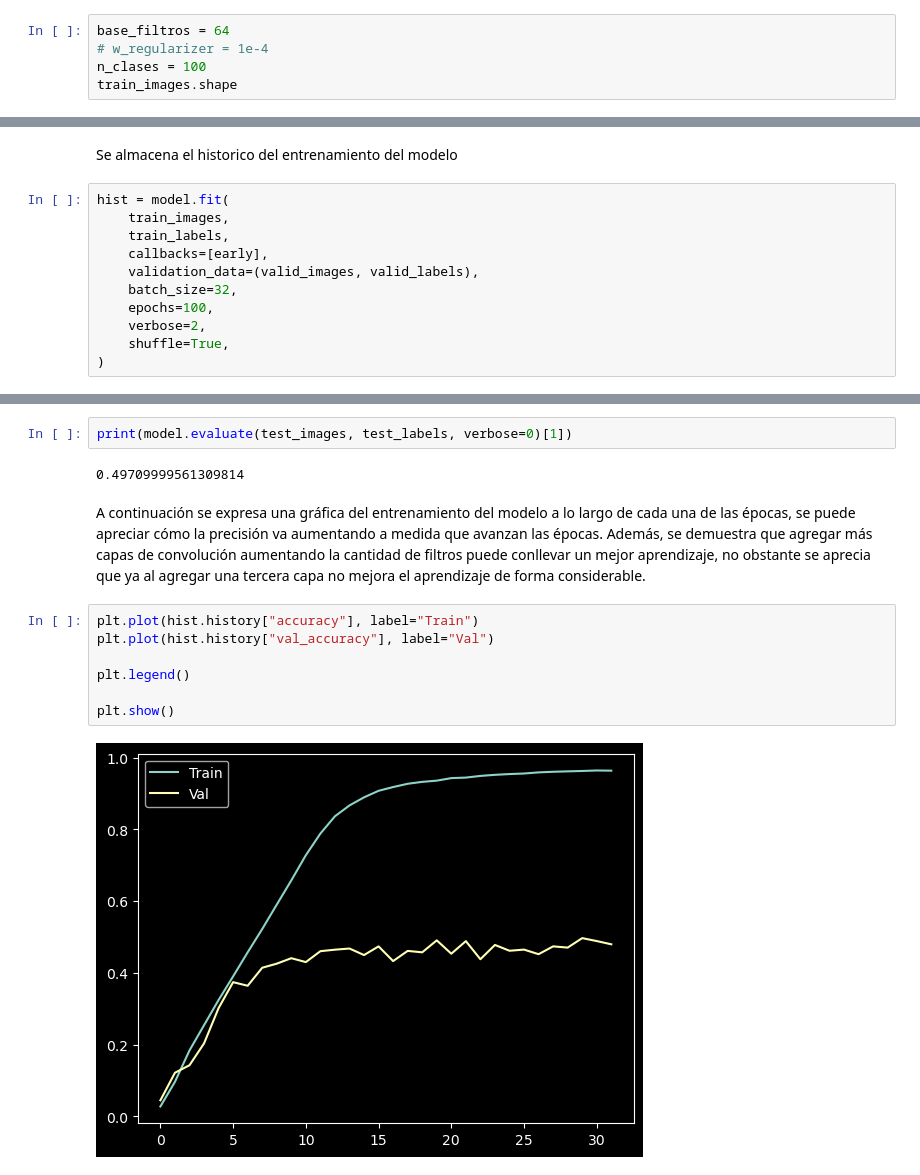
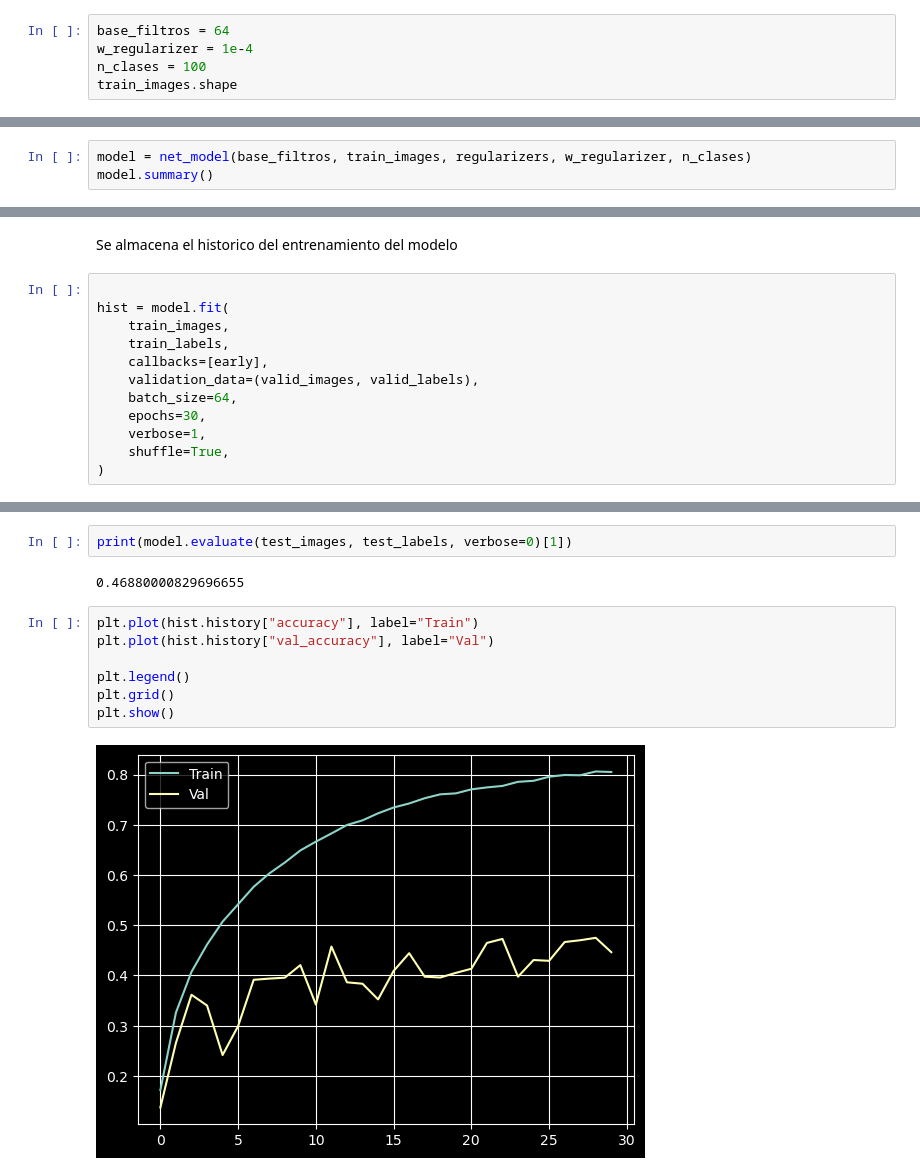
Before and after one commit to xillegas/red-conv-cifar100, a Jupyter notebook: red_conv_cifar_100.ipynb, the cells around one changed output, grey strips where cells are left out. Cells and saved outputs as stored; diff of their text form.

```diff
--- a/red_conv_cifar_100.ipynb
+++ b/red_conv_cifar_100.ipynb
@@ -69,7 +61,7 @@ test_labels = tf.keras.utils.to_categorical(test_labels)
 (train_labels, valid_labels) = train_labels[5000:], train_labels[:5000]
 # %%
 base_filtros = 64
-# w_regularizer = 1e-4
+w_regularizer = 1e-4
 n_clases = 100
 train_images.shape
 # %% [output]
@@ -199,0 +75,3 @@ _________________________________________________________________
+# %%
+model = net_model(base_filtros, train_images, regularizers, w_regularizer, n_clases)
+model.summary()
@@ -207,14 +103,15 @@ early = tf.keras.callbacks.EarlyStopping(monitor="accuracy", patience=1)
 # %% [markdown]
 Se almacena el historico del entrenamiento del modelo
 # %%
+
 hist = model.fit(
     train_images,
     train_labels,
     callbacks=[early],
     validation_data=(valid_images, valid_labels),
-    batch_size=32,
-    epochs=100,
-    verbose=2,
+    batch_size=64,
+    epochs=30,
+    verbose=1,
     shuffle=True,
 )
 # %% [output]
@@ -238,15 +135,13 @@ Epoch 32/100
 # %%
 print(model.evaluate(test_images, test_labels, verbose=0)[1])
 # %% [output]
-0.49709999561309814
+0.46880000829696655
-# %% [markdown]
-A continuación se expresa una gráfica del entrenamiento del modelo a lo largo de cada una de las épocas, se puede apreciar cómo la precisión va aumentando a medida que avanzan las épocas. Además, se demuestra que agregar más capas de convolución aumentando la cantidad de filtros puede conllevar un mejor aprendizaje, no obstante se aprecia que ya al agregar una tercera capa no mejora el aprendizaje de forma considerable.
 # %%
 plt.plot(hist.history["accuracy"], label="Train")
 plt.plot(hist.history["val_accuracy"], label="Val")
 
 plt.legend()
-
+plt.grid()
 plt.show()
 # %% [output]
-[figure, old version]
+[figure, new version]
```
Also changed, not shown: parts of 9 cells of this notebook, 3 other files.
